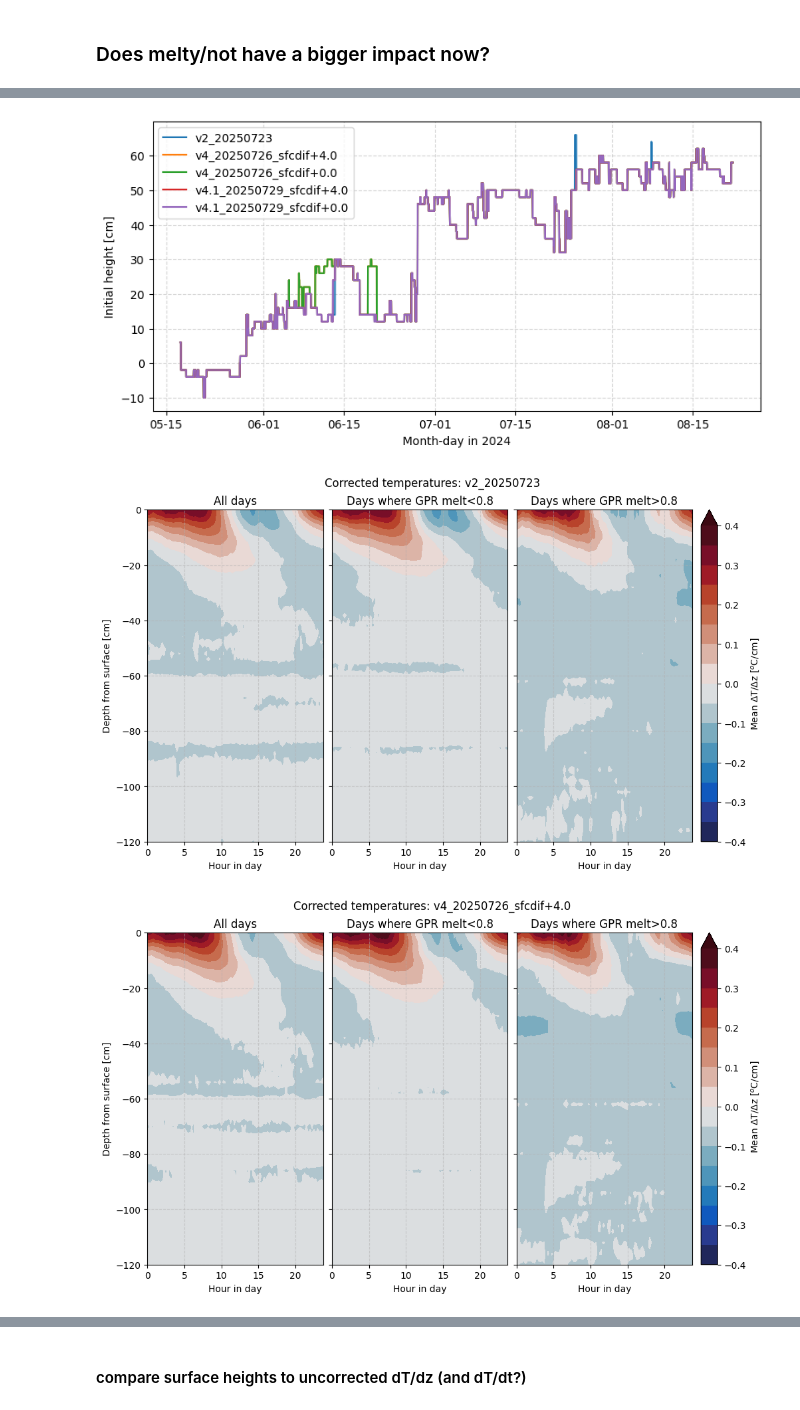
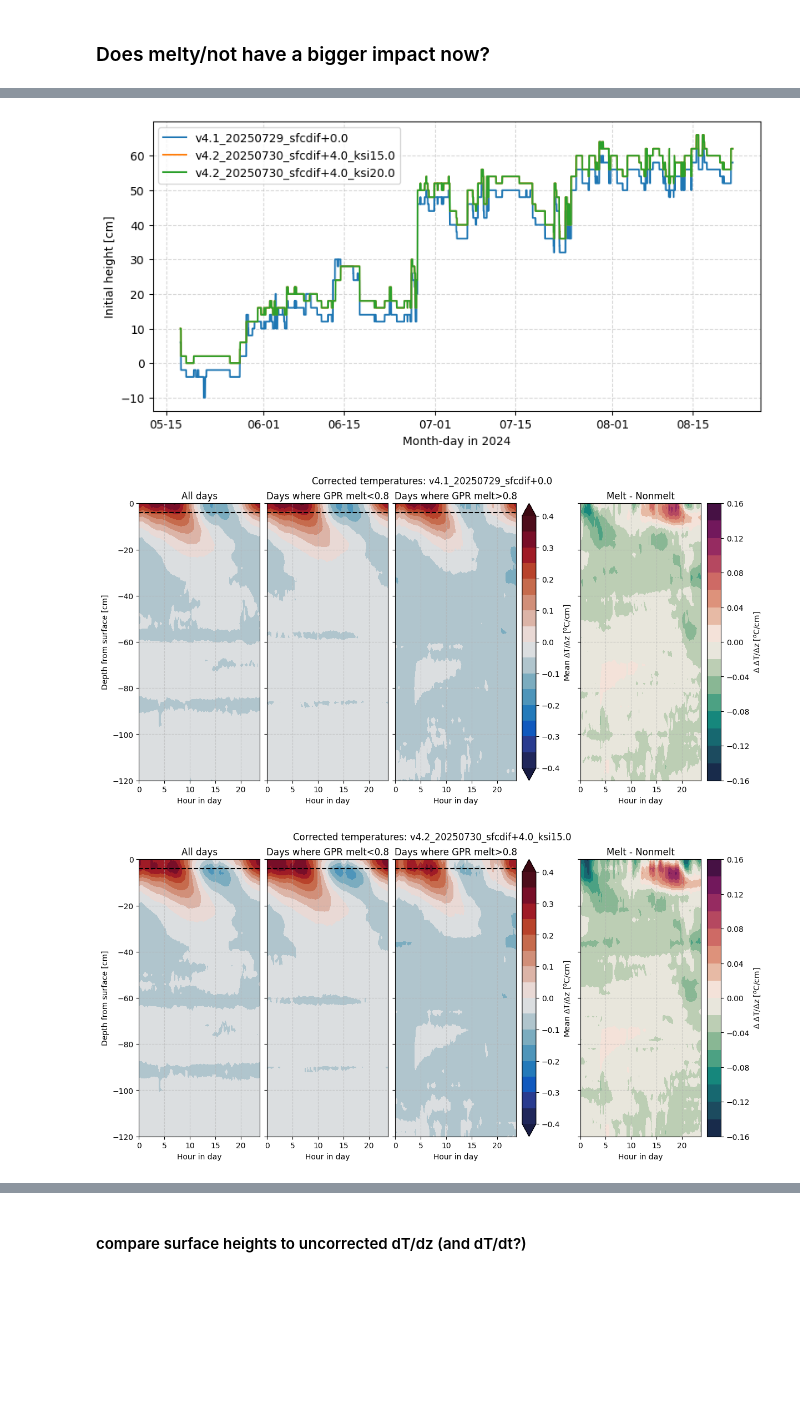
Before and after one commit to sledd/ICECAPS_raven, a Jupyter notebook: var-surfaces_avg-dTdz_comparison.ipynb, the cells around one changed output, grey strips where cells are left out. Drawn from its saved outputs; the diff is of its cells as text; code cells hidden in the pictures; blank space fills up the shorter version.

```diff
--- a/var-surfaces_avg-dTdz_comparison.ipynb
+++ b/var-surfaces_avg-dTdz_comparison.ipynb
@@ -59,7 +61,9 @@ def open_simba_sfc_file(file_version):
 def open_corrected_simba_temps(file_version):
     acceptable_file_versions = ['v3_20250724', 'v2_20250723', 'v3_20250724_sfcdif+2', 'v2_20250723_sfcdif+2',
                                'v4_20250726_sfcdif+4.0', 'v4_20250726_sfcdif+0.0',
-                               'v4.1_20250729_sfcdif+4.0', 'v4.1_20250729_sfcdif+0.0']
+                               'v4.1_20250729_sfcdif+4.0', 'v4.1_20250729_sfcdif+0.0',
+                               'v4.2_20250730_sfcdif+4.0_ksi20.0', 'v4.2_20250730_sfcdif+4.0_ksi15.0',
+                               'v4.2_20250730_sfcdif+6.0_ksi15.0']
 
     if file_version not in acceptable_file_versions:
         print("Please choose of these versions: ", acceptable_file_versions)
@@ -72,6 +76,8 @@ def open_corrected_simba_temps(file_version):
         fn = f'/home/asledd/ICECAPS/firnprofile_solar-correction_rolling-variance-max-sfc-{file_version}_created_20250729.nc'
     elif 'v4_' in file_version:
         fn = f'/home/asledd/ICECAPS/firnprofile_solar-correction_rolling-variance-max-sfc-{file_version}_created_20250726.nc'
+    elif 'v4.2_' in file_version:
+        fn = f'/home/asledd/ICECAPS/firnprofile_solar-correction_rolling-variance-max-sfc-{file_version}_created_20250730.nc'
     else:
         fn = f'/home/asledd/ICECAPS/firnprofile_solar-correction_rolling-variance-max-sfc-{file_version}_created_20250725.nc'
     season_data_solar = {}
@@ -327,7 +333,7 @@ simba_melty_idx = get_gpr_melt_dates(gpr_melt_idx, simba_data['dates'])
 daily_avgs_dTdz_dry = get_subset_dTdz_cycle(simba_melty_idx, avg_diurnal_dTdz, 'dry', simba_data['dates'])
 daily_avgs_dTdz_melty = get_subset_dTdz_cycle(simba_melty_idx, avg_diurnal_dTdz, 'melt', simba_data['dates'])
 # %%
-fig, axs = plt.subplots(1,3, figsize=(10,6), constrained_layout=True, sharey=True)
+fig, axs = plt.subplots(1,4, figsize=(12,6), constrained_layout=True, sharey=True)
 
 subtitles = ['All days', 'Days where GPR melt<0.8', 'Days where GPR melt>0.8']
 
@@ -335,14 +341,21 @@ subtitles = ['All days', 'Days where GPR melt<0.8', 'Days where GPR melt>0.8']
 for i, (ax, var) in enumerate(zip(axs.ravel(), [avg_diurnal_dTdz, daily_avgs_dTdz_dry, daily_avgs_dTdz_melty])):
     cb = ax.contourf(np.unique(plt_tod), depth_rel_sfc, np.swapaxes(var*-1.,0,1), levels=np.arange(-.4,.41,.05),
                      cmap=cmocean.cm.balance, extend='max')
+    ax.set_title(subtitles[i])
 
+plt.colorbar(cb, label='Mean $\Delta$T/$\Delta$z [$^o$C/cm]', ax=axs[2])
 
+var_dif = daily_avgs_dTdz_melty - daily_avgs_dTdz_dry
+cb = axs[3].contourf(np.unique(plt_tod), depth_rel_sfc, np.swapaxes(var_dif*-1.,0,1),# levels=np.arange(-.4,.41,.05),
+                 cmap=cmocean.cm.curl)#, extend='max')
+plt.colorbar(cb, label='$\Delta$ $\Delta$T/$\Delta$z [$^o$C/cm]', ax=axs[3])
+axs[3].set_title('Melt - Nonmelt')
+
+for ax in axs.ravel():
     ax.set_ylim(-120,0)
-    ax.set_title(subtitles[i])
     ax.set_xlabel('Hour in day')
     ax.grid(alpha=.5, ls='--')
 
-plt.colorbar(cb, label='Mean $\Delta$T/$\Delta$z [$^o$C/cm]', ax=axs[-1])
 
 axs[0].set_ylabel('Depth from surface [cm]')
 fig.suptitle('Corrected temperatures')
@@ -353,13 +366,24 @@ plt.show()
 # %%
 # file_versions = ['v3_20250724', 'v2_20250723', 'v3_20250724_sfcdif+2', 'v2_20250723_sfcdif+2']
-file_versions = ['v2_20250723', 'v4_20250726_sfcdif+4.0', 'v4_20250726_sfcdif+0.0',
-                 'v4.1_20250729_sfcdif+4.0', 'v4.1_20250729_sfcdif+0.0']
+# file_versions = ['v2_20250723', 'v4_20250726_sfcdif+4.0', 'v4_20250726_sfcdif+0.0',
+#                  'v4.1_20250729_sfcdif+4.0', 'v4.1_20250729_sfcdif+0.0',]
+# file_versions = [
+#                  'v4.1_20250729_sfcdif+4.0', 'v4.1_20250729_sfcdif+0.0',
+#                 'v4.2_20250730_sfcdif+4.0_ksi15.0']
+
+file_versions = ['v4.1_20250729_sfcdif+0.0',
+                'v4.2_20250730_sfcdif+4.0_ksi15.0', 'v4.2_20250730_sfcdif+4.0_ksi20.0']
 
 fig_sfcs, ax_sfcs = plt.subplots(1, figsize=(8,4), constrained_layout=True)
 
 for fversion in file_versions:
     simba_data = open_corrected_simba_temps(fversion)
     sfc_dates, sfc_data = open_simba_sfc_file(fversion)
+
+    if '+4' in fversion:
+        sfc_data += 4.
+    elif '+6' in fversion:
+        sfc_data += 6.
 
     ax_sfcs.plot(sfc_dates, sfc_data, label=fversion)
 
@@ -380,38 +404,44 @@ for fversion in file_versions:
 
     simba_melty_idx = get_gpr_melt_dates(gpr_melt_idx, simba_data['dates'])
     daily_avgs_dTdz_dry = get_subset_dTdz_cycle(simba_melty_idx, avg_diurnal_dTdz, 'dry', simba_data['dates'])
     daily_avgs_dTdz_melty = get_subset_dTdz_cycle(simba_melty_idx, avg_diurnal_dTdz, 'melt', simba_data['dates'])
 
-    fig, axs = plt.subplots(1,3, figsize=(10,6), constrained_layout=True, sharey=True)
+    fig, axs = plt.subplots(1,4, figsize=(12,6), constrained_layout=True, sharey=True)
 
     subtitles = ['All days', 'Days where GPR melt<0.8', 'Days where GPR melt>0.8']
 
 
     for i, (ax, var) in enumerate(zip(axs.ravel(), [avg_diurnal_dTdz, daily_avgs_dTdz_dry, daily_avgs_dTdz_melty])):
         cb = ax.contourf(np.unique(plt_tod), depth_rel_sfc, np.swapaxes(var*-1.,0,1), levels=np.arange(-.4,.41,.05),
-                         cmap=cmocean.cm.balance, extend='max')
+                         cmap=cmocean.cm.balance, extend='both')
+        ax.axhline(y=-4, c='k', ls='--')
+        ax.set_title(subtitles[i])
+    plt.colorbar(cb, label='Mean $\Delta$T/$\Delta$z [$^o$C/cm]', ax=axs[2])
 
+    var_dif = daily_avgs_dTdz_melty - daily_avgs_dTdz_dry
+    cb = axs[3].contourf(np.unique(plt_tod), depth_rel_sfc, np.swapaxes(var_dif*-1.,0,1), levels=np.arange(-.16,.161,.02),
+                     cmap=cmocean.cm.curl)#, extend='max')
+    plt.colorbar(cb, label='$\Delta$ $\Delta$T/$\Delta$z [$^o$C/cm]', ax=axs[3])
+    axs[3].set_title('Melt - Nonmelt')
 
+    for ax in axs.ravel():
         ax.set_ylim(-120,0)
-        ax.set_title(subtitles[i])
         ax.set_xlabel('Hour in day')
         ax.grid(alpha=.5, ls='--')
-
-    plt.colorbar(cb, label='Mean $\Delta$T/$\Delta$z [$^o$C/cm]', ax=axs[-1])
 
     axs[0].set_ylabel('Depth from surface [cm]')
     fig.suptitle(f'Corrected temperatures: {fversion}')
     # plt.tight_layout()
     fig.show()
 
 # ax_sfcs.set_xlim(datetime.datetime(2024,6,9),datetime.datetime(2024,6,14))
 ax_sfcs.xaxis.set_major_formatter(myFmt)
 ax_sfcs.set_xlabel('Month-day in 2024')
 ax_sfcs.grid(alpha=.5, ls='--')
 ax_sfcs.set_ylabel('Initial height [cm]')
 ax_sfcs.legend(loc='best')
 plt.show()
 # %% [output]
-[figure, old version]
+[figure, new version]
-[figure, old version]
+[figure, new version]
-[figure, old version]
+[figure, new version]
```
Also changed, not shown: parts of 14 cells of this notebook.
